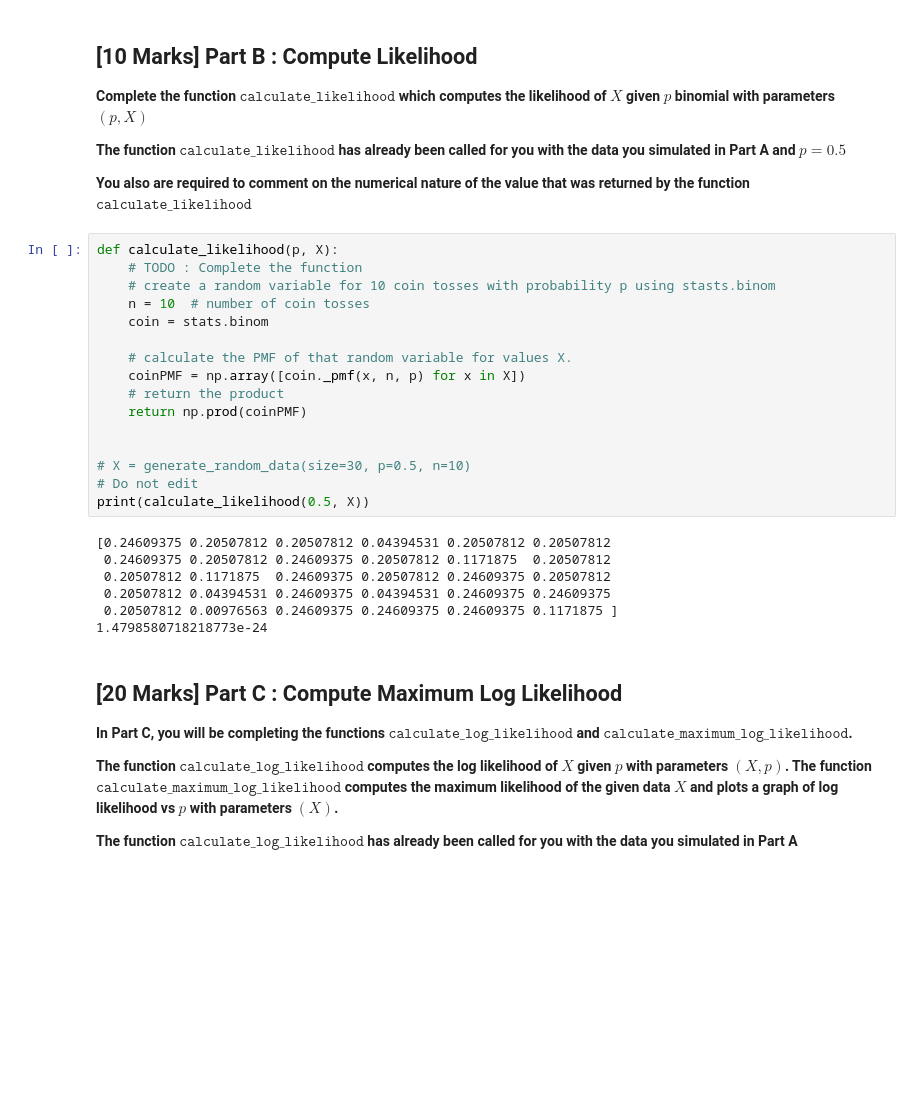
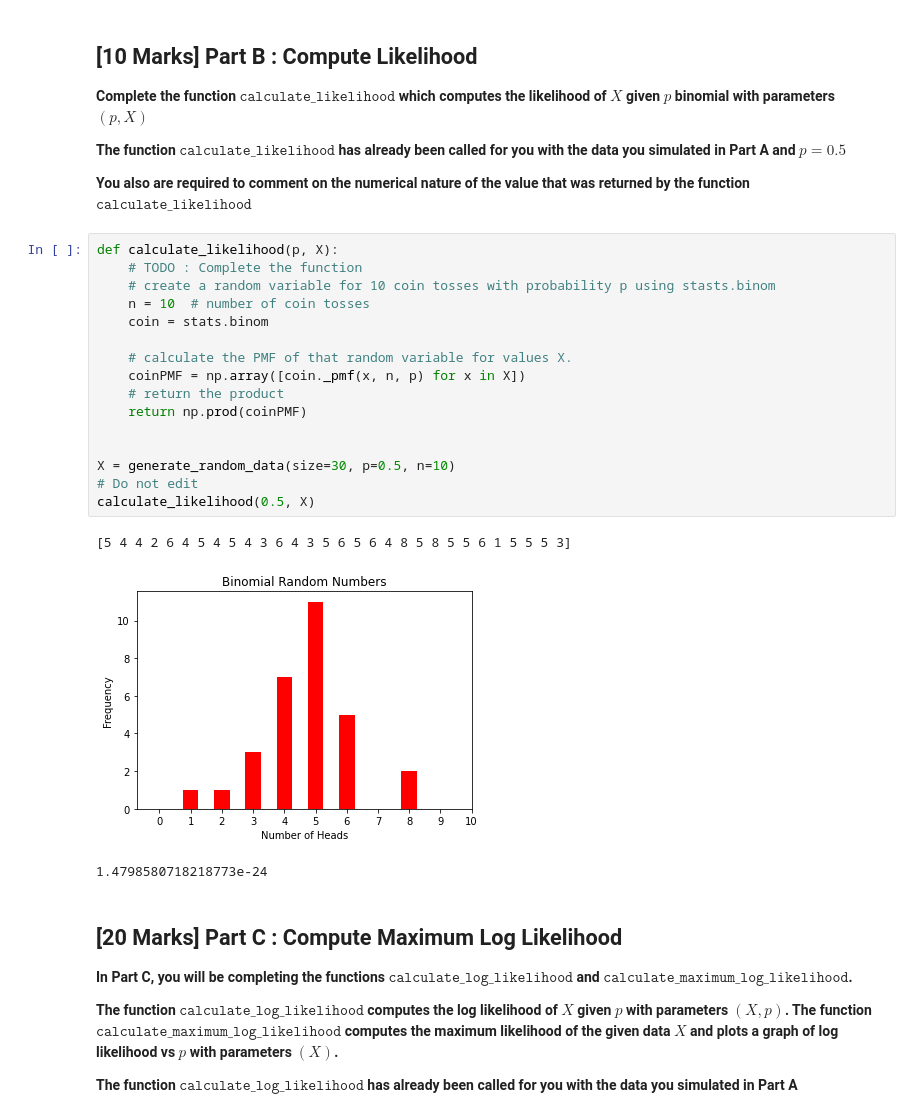
Before and after one commit to mj06879/Probability-and-Statistics-Projects, a Jupyter notebook: 2/Project_2_Student Version.ipynb, the cells around one changed output. Drawn from its saved outputs; the diff is of its cells as text; blank space fills up the shorter version.

```diff
--- a/2/Project_2_Student Version.ipynb
+++ b/2/Project_2_Student Version.ipynb
@@ -230,26 +244,23 @@ X = generate_random_data(size=30, p=0.5, n=10)
 # %%
 def calculate_likelihood(p, X):
     # TODO : Complete the function
     # create a random variable for 10 coin tosses with probability p using stasts.binom
     n = 10  # number of coin tosses
     coin = stats.binom
 
     # calculate the PMF of that random variable for values X.
     coinPMF = np.array([coin._pmf(x, n, p) for x in X])
     # return the product
     return np.prod(coinPMF)
 
 
-# X = generate_random_data(size=30, p=0.5, n=10)
+X = generate_random_data(size=30, p=0.5, n=10)
 # Do not edit
-print(calculate_likelihood(0.5, X))
+calculate_likelihood(0.5, X)
 # %% [output]
-[0.24609375 0.20507812 0.20507812 0.04394531 0.20507812 0.20507812
- 0.24609375 0.20507812 0.24609375 0.20507812 0.1171875  0.20507812
- 0.20507812 0.1171875  0.24609375 0.20507812 0.24609375 0.20507812
- 0.20507812 0.04394531 0.24609375 0.04394531 0.24609375 0.24609375
- 0.20507812 0.00976563 0.24609375 0.24609375 0.24609375 0.1171875 ]
-1.4798580718218773e-24
+[5 4 4 2 6 4 5 4 5 4 3 6 4 3 5 6 5 6 4 8 5 8 5 5 6 1 5 5 5 3]
+[figure, added]
+1.4798580718218773e-24
 # %% [markdown]
 ## [20 Marks] Part C : Compute Maximum Log Likelihood
 
```
Also changed, not shown: parts of 4 cells of this notebook.
